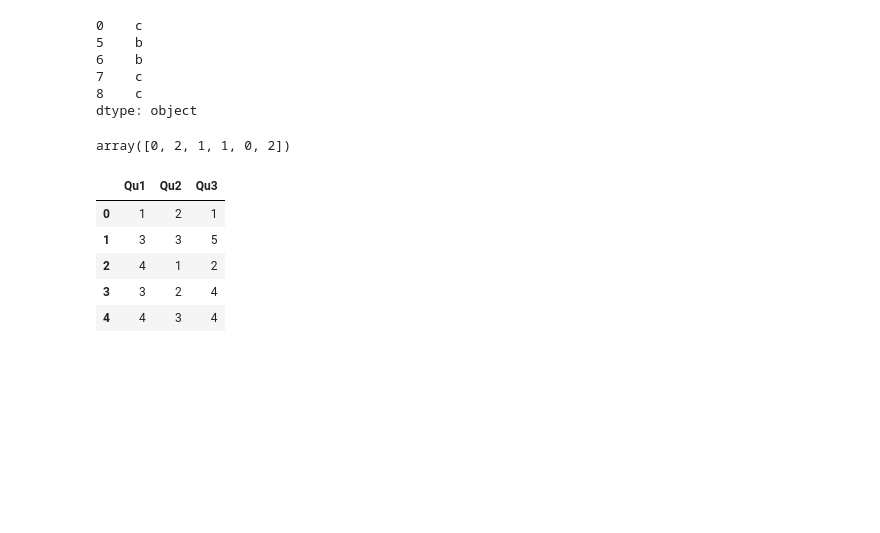
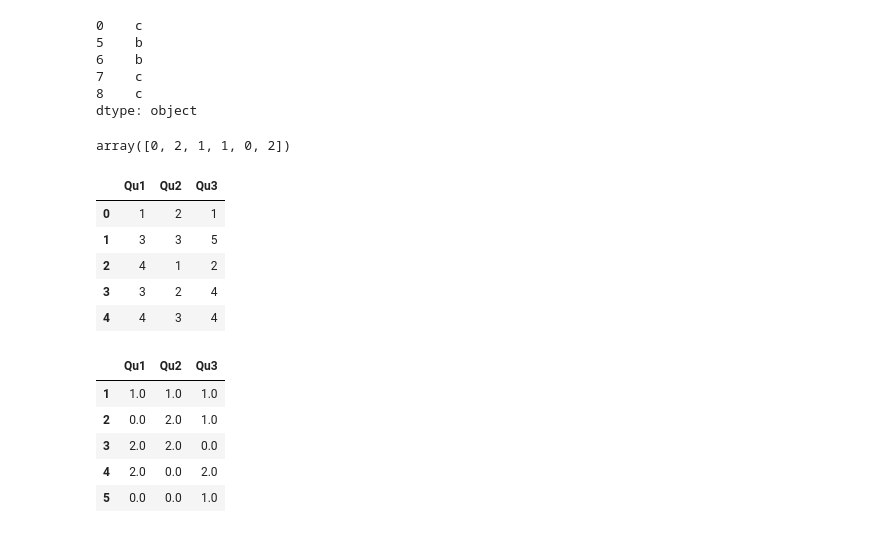
Before and after one commit to shivan-s/PythonForDataAnalysis, a Jupyter notebook: PythonForDataAnalysis_Ch5.ipynb, the cells around one changed output. Saved outputs shown, nothing was run; the diff lists cells and outputs as text; code cells hidden in the pictures; blank space fills up the shorter version.

```diff
--- a/PythonForDataAnalysis_Ch5.ipynb
+++ b/PythonForDataAnalysis_Ch5.ipynb
@@ -1550,3 +1550,13 @@ data
 | 2 | 4 | 1 | 2 |
 | 3 | 3 | 2 | 4 |
 | 4 | 4 | 3 | 4 |
+# %%
+result = data.apply(pd.value_counts).fillna(0)
+result
+# %% [output]
+|  | Qu1 | Qu2 | Qu3 |
+| 1 | 1.0 | 1.0 | 1.0 |
+| 2 | 0.0 | 2.0 | 1.0 |
+| 3 | 2.0 | 2.0 | 0.0 |
+| 4 | 2.0 | 0.0 | 2.0 |
+| 5 | 0.0 | 0.0 | 1.0 |
```
